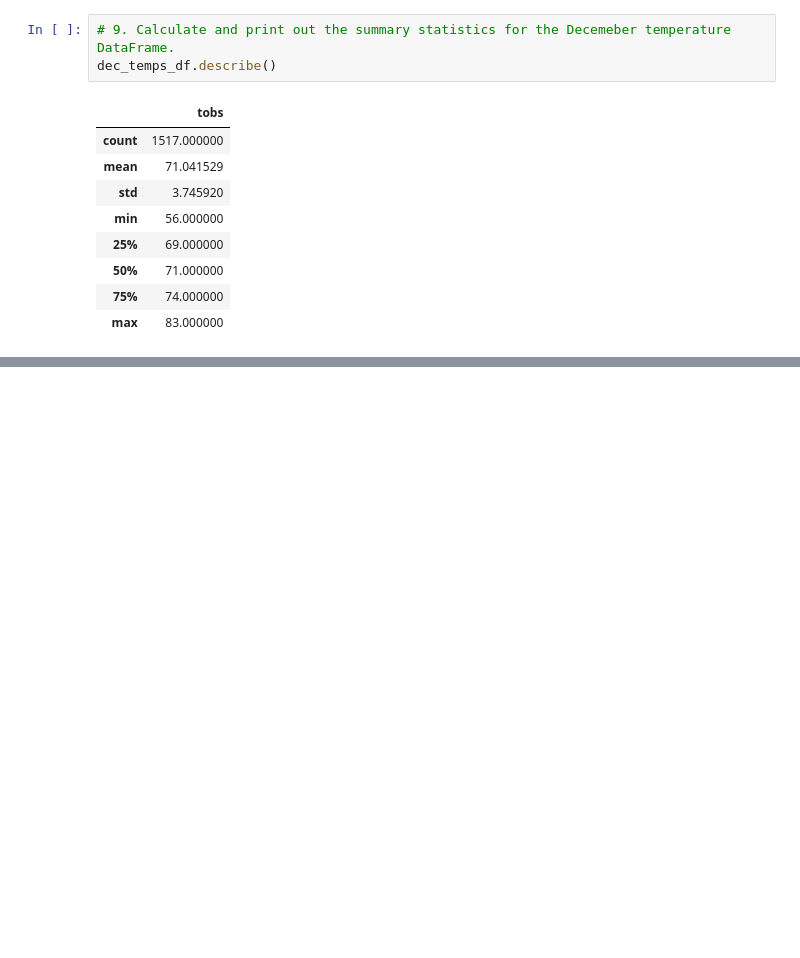
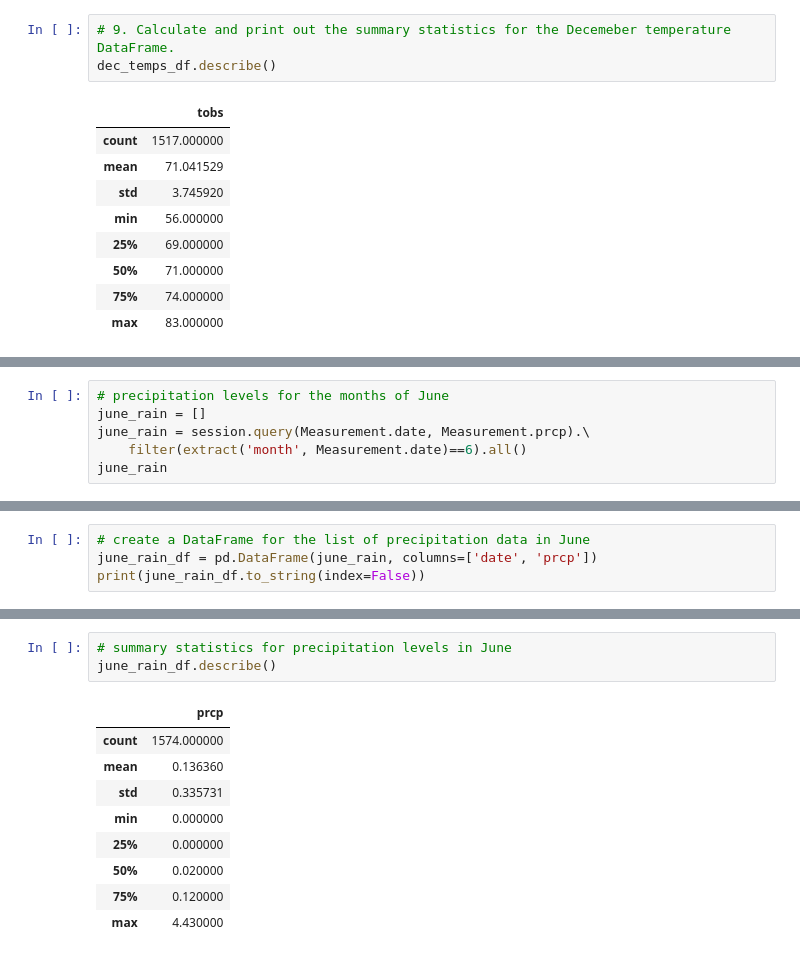
Before and after one commit to jckaren1124/Surfs_Up, a Jupyter notebook: SurfsUp_Challenge.ipynb, the cells around one changed output, grey strips where cells are left out. Cells and saved outputs as stored; diff of their text form; blank space fills up the shorter version.

Commit message:
added precipitation analysis for June and Dec

```diff
--- a/SurfsUp_Challenge.ipynb
+++ b/SurfsUp_Challenge.ipynb
@@ -194,0 +197,6 @@ dec_temps_df.describe()
+# %%
+# precipitation levels for the months of June
+june_rain = []
+june_rain = session.query(Measurement.date, Measurement.prcp).\
+    filter(extract('month', Measurement.date)==6).all()
+june_rain
@@ -194,0 +221,4 @@ dec_temps_df.describe()
+# %%
+# create a DataFrame for the list of precipitation data in June
+june_rain_df = pd.DataFrame(june_rain, columns=['date', 'prcp'])
+print(june_rain_df.to_string(index=False))
@@ -194,0 +243,13 @@ dec_temps_df.describe()
+# %%
+# summary statistics for precipitation levels in June
+june_rain_df.describe()
+# %% [output]
+|  | prcp |
+| count | 1574.000000 |
+| mean | 0.136360 |
+| std | 0.335731 |
+| min | 0.000000 |
+| 25% | 0.000000 |
+| 50% | 0.020000 |
+| 75% | 0.120000 |
+| max | 4.430000 |
```
Also changed, not shown: parts of 8 cells of this notebook.
